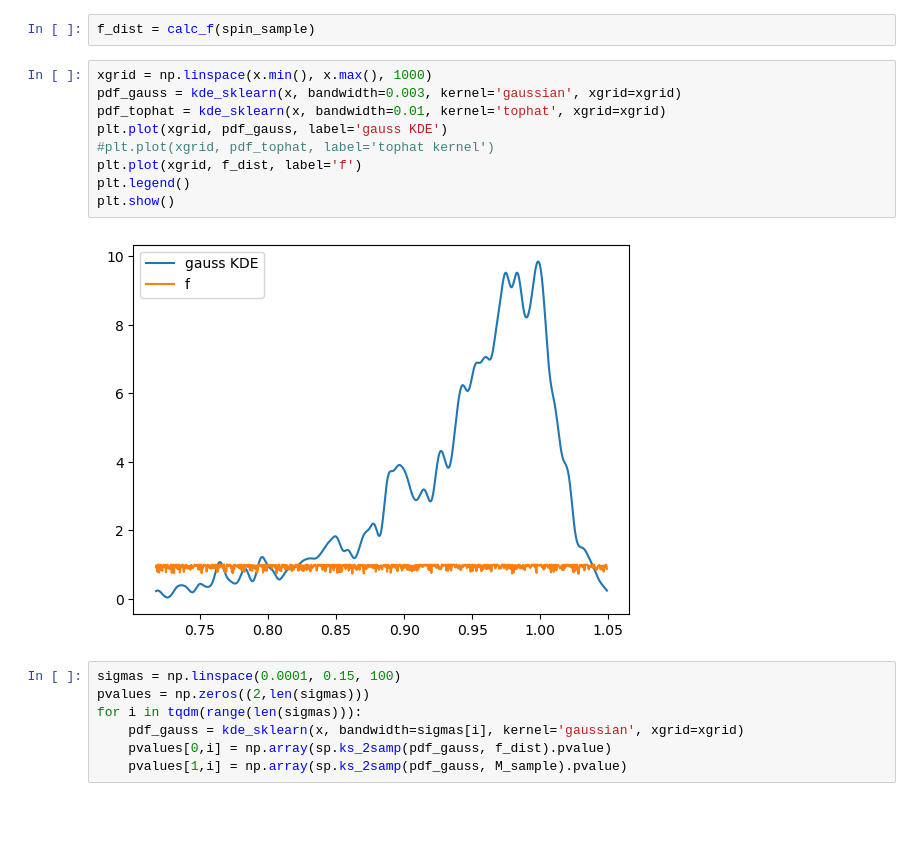
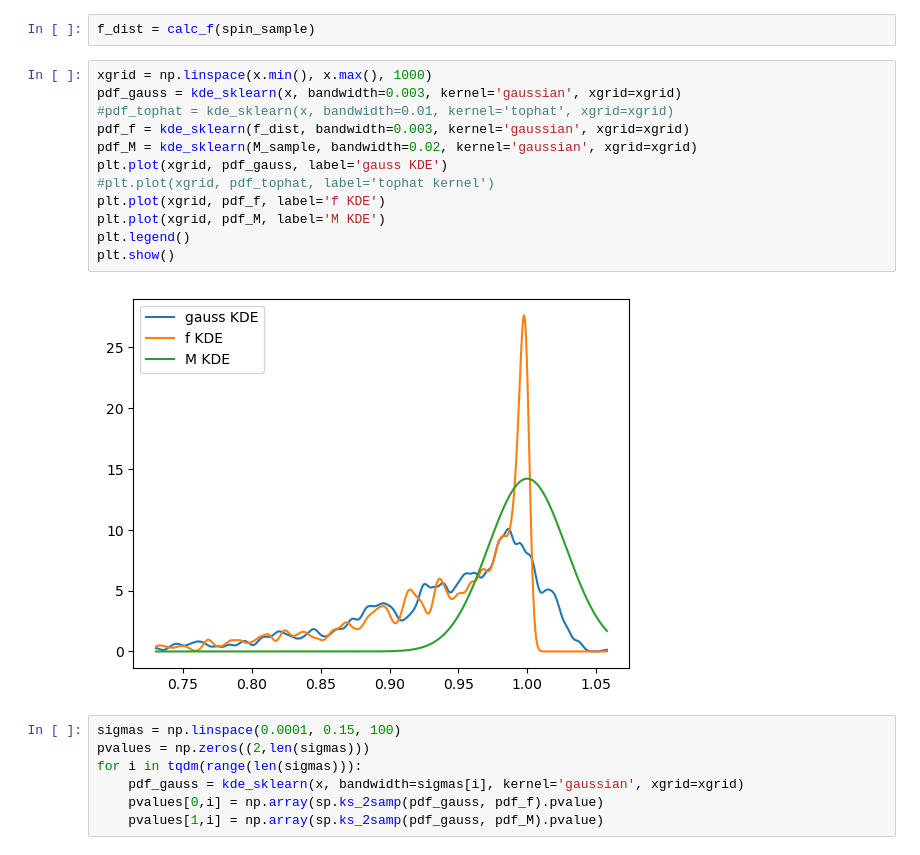
Before and after one commit to FedericoRivano/astrostatistics_bicocca_2026, a Jupyter notebook: working/Es07.ipynb, the cells around one changed output. Saved outputs shown, nothing was run; the diff lists cells and outputs as text; blank space fills up the shorter version.

```diff
--- a/working/Es07.ipynb
+++ b/working/Es07.ipynb
@@ -35,21 +36,24 @@ f_dist = calc_f(spin_sample)
 # %%
 xgrid = np.linspace(x.min(), x.max(), 1000)
 pdf_gauss = kde_sklearn(x, bandwidth=0.003, kernel='gaussian', xgrid=xgrid)
-pdf_tophat = kde_sklearn(x, bandwidth=0.01, kernel='tophat', xgrid=xgrid)
+#pdf_tophat = kde_sklearn(x, bandwidth=0.01, kernel='tophat', xgrid=xgrid)
+pdf_f = kde_sklearn(f_dist, bandwidth=0.003, kernel='gaussian', xgrid=xgrid)
+pdf_M = kde_sklearn(M_sample, bandwidth=0.02, kernel='gaussian', xgrid=xgrid)
 plt.plot(xgrid, pdf_gauss, label='gauss KDE')
 #plt.plot(xgrid, pdf_tophat, label='tophat kernel')
-plt.plot(xgrid, f_dist, label='f')
+plt.plot(xgrid, pdf_f, label='f KDE')
+plt.plot(xgrid, pdf_M, label='M KDE')
 plt.legend()
 plt.show()
 # %% [output]
-[figure, old version]
+[figure, new version]
 # %%
 sigmas = np.linspace(0.0001, 0.15, 100)
 pvalues = np.zeros((2,len(sigmas)))
 for i in tqdm(range(len(sigmas))):
     pdf_gauss = kde_sklearn(x, bandwidth=sigmas[i], kernel='gaussian', xgrid=xgrid)
-    pvalues[0,i] = np.array(sp.ks_2samp(pdf_gauss, f_dist).pvalue)
-    pvalues[1,i] = np.array(sp.ks_2samp(pdf_gauss, M_sample).pvalue)
+    pvalues[0,i] = np.array(sp.ks_2samp(pdf_gauss, pdf_f).pvalue)
+    pvalues[1,i] = np.array(sp.ks_2samp(pdf_gauss, pdf_M).pvalue)
 # %%
 plt.plot(sigmas, pvalues[0], c='green', label='GaussKDE vs f')
 plt.plot(sigmas, pvalues[1], c='orange', label='GaussKDE vs M')
```
Also changed, not shown: parts of 8 cells of this notebook.
